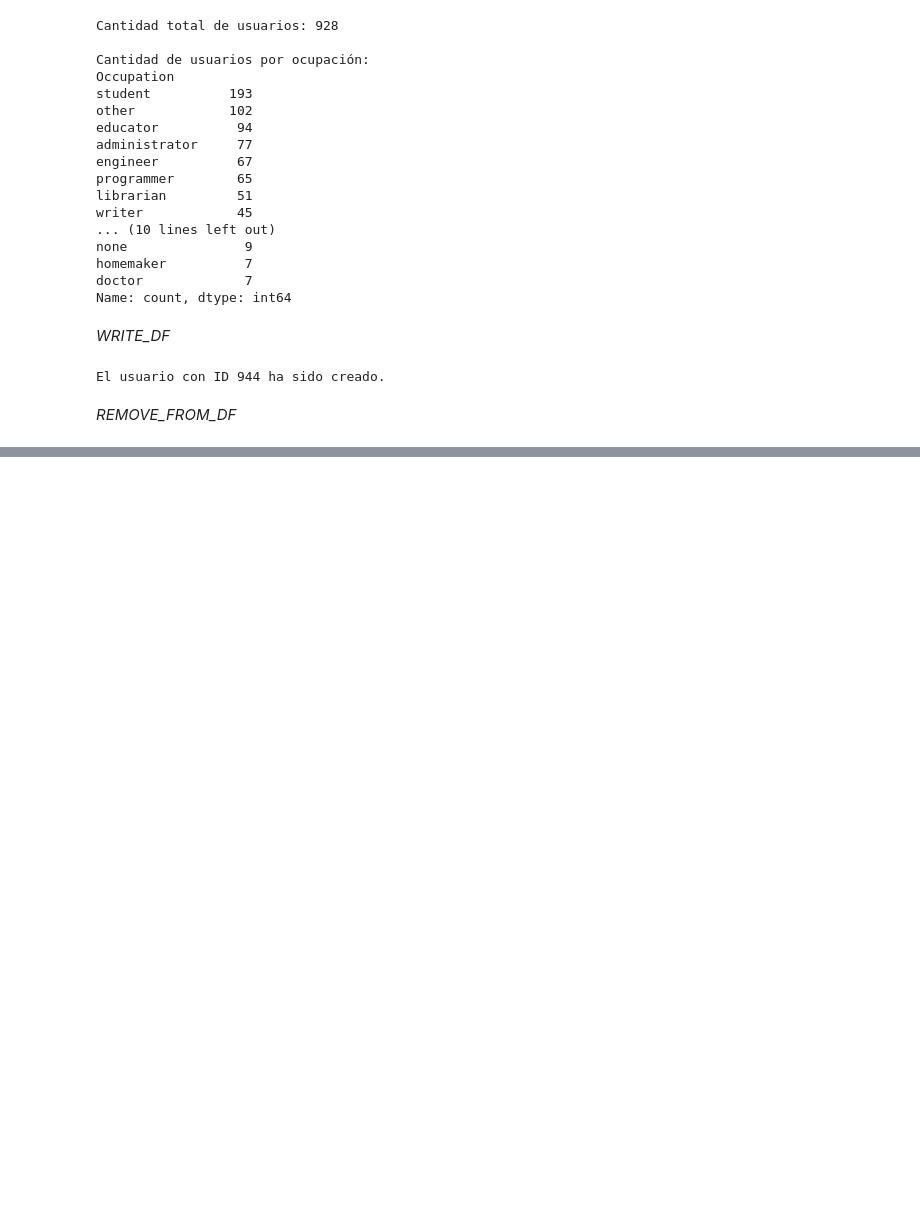
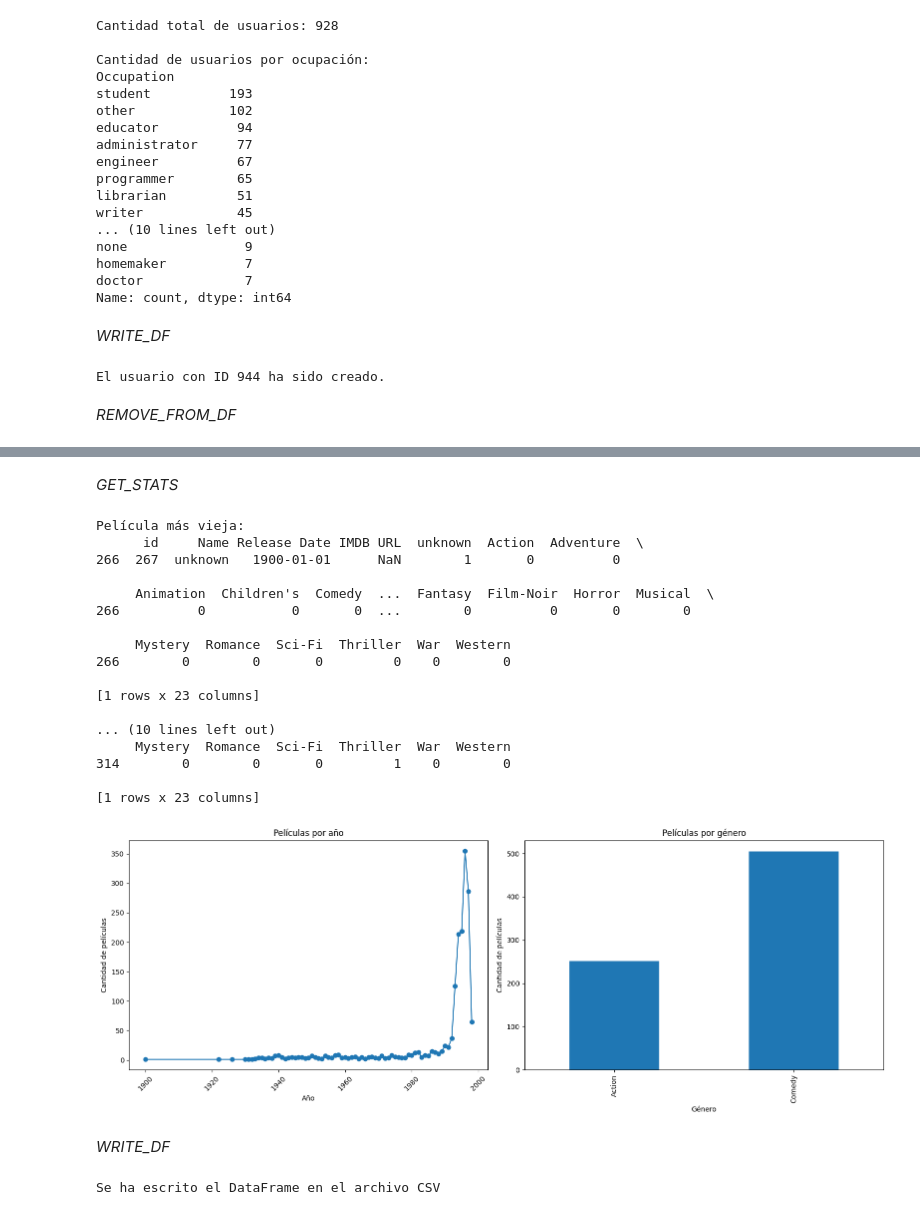
Before and after one commit to Matiudesa/tp-deep-learning, a Jupyter notebook: controllers/Desmontracion.ipynb, the cells around one changed output, grey strips where cells are left out. Drawn from its saved outputs; the diff is of its cells as text; code cells hidden in the pictures; blank space fills up the shorter version.

```diff
--- a/controllers/Desmontracion.ipynb
+++ b/controllers/Desmontracion.ipynb
@@ -312,0 +318,4 @@ IndexError: index 0 is out of bounds for axis 0 with size 0
+# %%
+df_peliculas = Pelicula.create_df_from_csv(PELICULAS_CSV_ROUTE)
+
+print(df_peliculas.head())
@@ -312,0 +363,37 @@ IndexError: index 0 is out of bounds for axis 0 with size 0
+# %% [markdown]
+*GET_STATS*
+# %%
+Pelicula.get_stats(df_peliculas, generos=['Action', 'Comedy'])
+# %% [output]
+Película más vieja:
+      id     Name Release Date IMDB URL  unknown  Action  Adventure  \
+266  267  unknown   1900-01-01      NaN        1       0          0
+
+     Animation  Children's  Comedy  ...  Fantasy  Film-Noir  Horror  Musical  \
+266          0           0       0  ...        0          0       0        0
+
+     Mystery  Romance  Sci-Fi  Thriller  War  Western
+266        0        0       0         0    0        0
+
+[1 rows x 23 columns]
+
+... (10 lines left out)
+     Mystery  Romance  Sci-Fi  Thriller  War  Western
+314        0        0       0         1    0        0
+
+[1 rows x 23 columns]
+[figure, added]
+# %% [markdown]
+*WRITE_DF*
+# %%
+from datetime import datetime
+
+
+p = Pelicula(
+       nombre='Avatar',
+       fecha_estreno='10-Jan-2015',
+       generos=['Sci-Fi', 'Action', 'Adventure', 'Fantasy']
+  )
+p.write_df(df_peliculas)
+# %% [output]
+Se ha escrito el DataFrame en el archivo CSV
```
Also changed, not shown: parts of 8 cells of this notebook, 1 other file.
